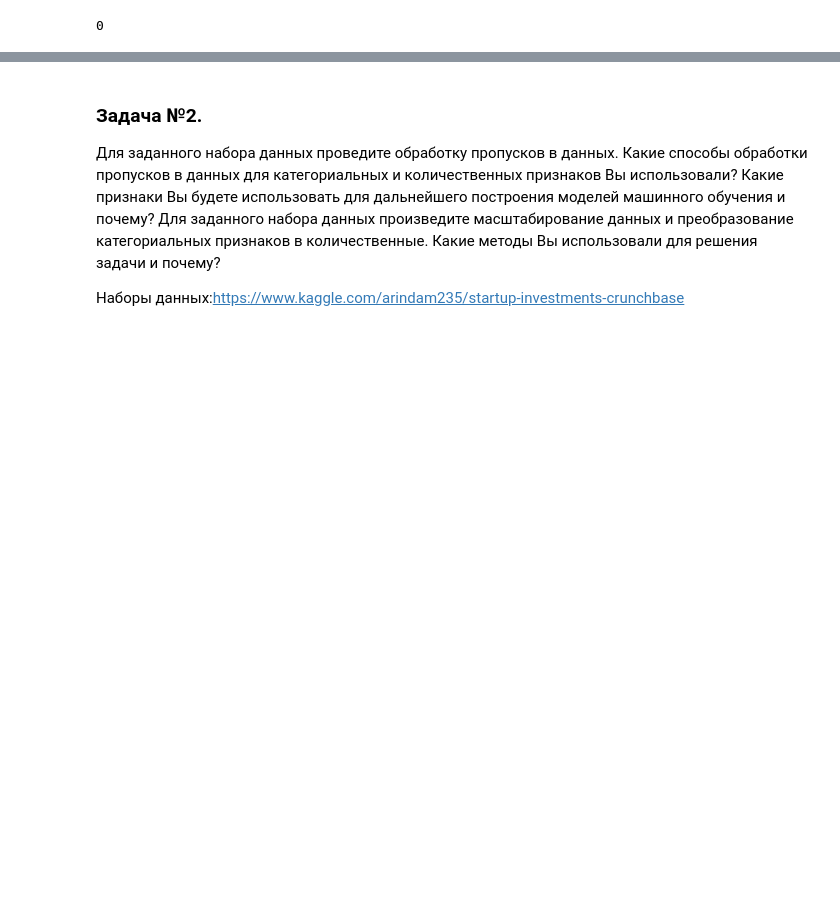
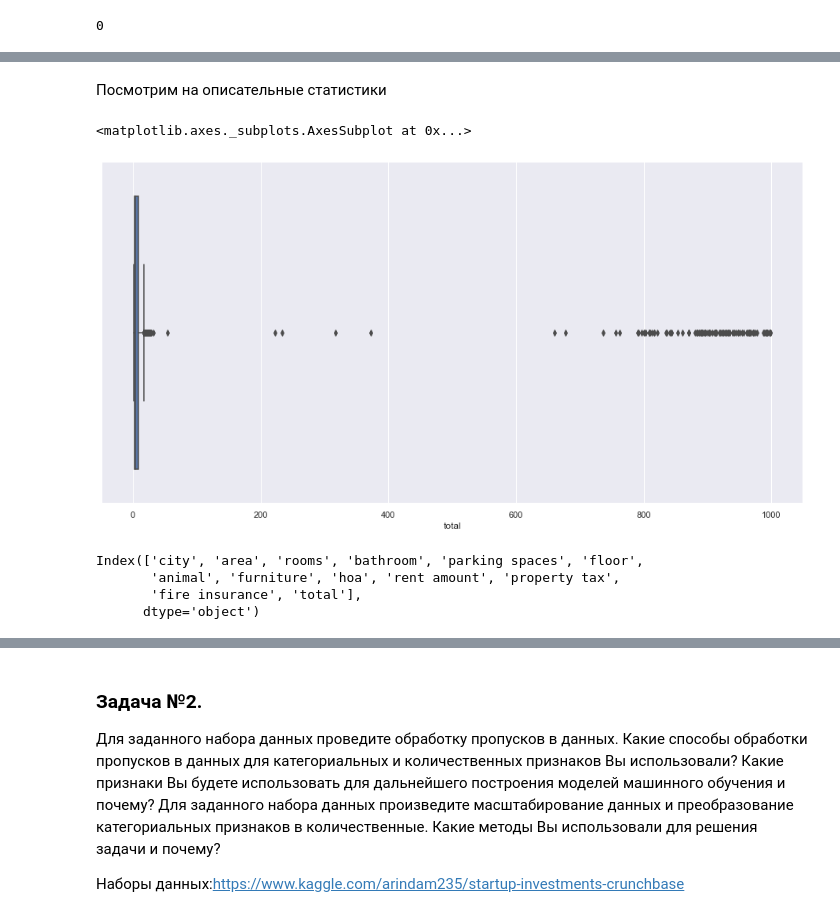
Before and after one commit to aksesss/Methods-of-Machine-Learning, a Jupyter notebook: rk/RK1.ipynb, the cells around one changed output, grey strips where cells are left out. Drawn from its saved outputs; the diff is of its cells as text; code cells hidden in the pictures; blank space fills up the shorter version.

```diff
--- a/rk/RK1.ipynb
+++ b/rk/RK1.ipynb
@@ -79,0 +77,13 @@ df.plot(x='area', y='rent amount (R$)', kind='scatter')
+# %%
+def money_to_num(x):
+    x = x[2:]
+    try:
+        return float(x.replace(',','.'))
+    except ValueError:
+        return ''
+# %%
+df["hoa"] = pd.to_numeric(df["hoa"].apply(money_to_num))
+df["rent amount"] = pd.to_numeric(df["rent amount"].apply(money_to_num))
+df["property tax"] = pd.to_numeric(df["property tax"].apply(money_to_num))
+df["fire insurance"] = pd.to_numeric(df["fire insurance"].apply(money_to_num))
+df["total"] = pd.to_numeric(df["total"].apply(money_to_num))
@@ -79,0 +109,2 @@ df.plot(x='area', y='rent amount (R$)', kind='scatter')
+# %%
+df.fillna(0, inplace=True)
@@ -79,0 +123,14 @@ df.plot(x='area', y='rent amount (R$)', kind='scatter')
+# %% [markdown]
+Посмотрим на описательные статистики
+# %%
+sns.boxplot(df["total"])
+# %% [output]
+<matplotlib.axes._subplots.AxesSubplot at 0x...>
+[figure, added]
+# %%
+df.columns
+# %% [output]
+Index(['city', 'area', 'rooms', 'bathroom', 'parking spaces', 'floor',
+       'animal', 'furniture', 'hoa', 'rent amount', 'property tax',
+       'fire insurance', 'total'],
+      dtype='object')
```
Also changed, not shown: parts of 27 cells of this notebook, 2 other files.
